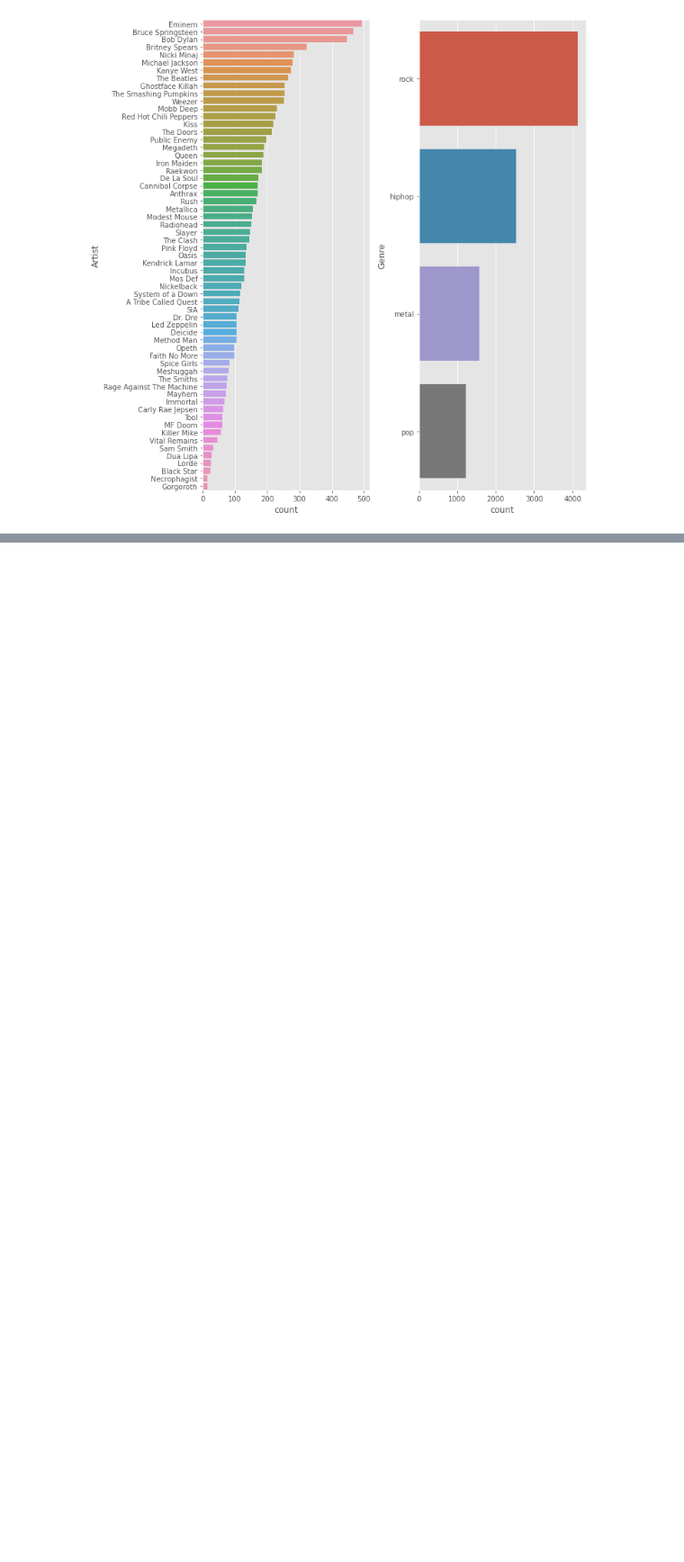
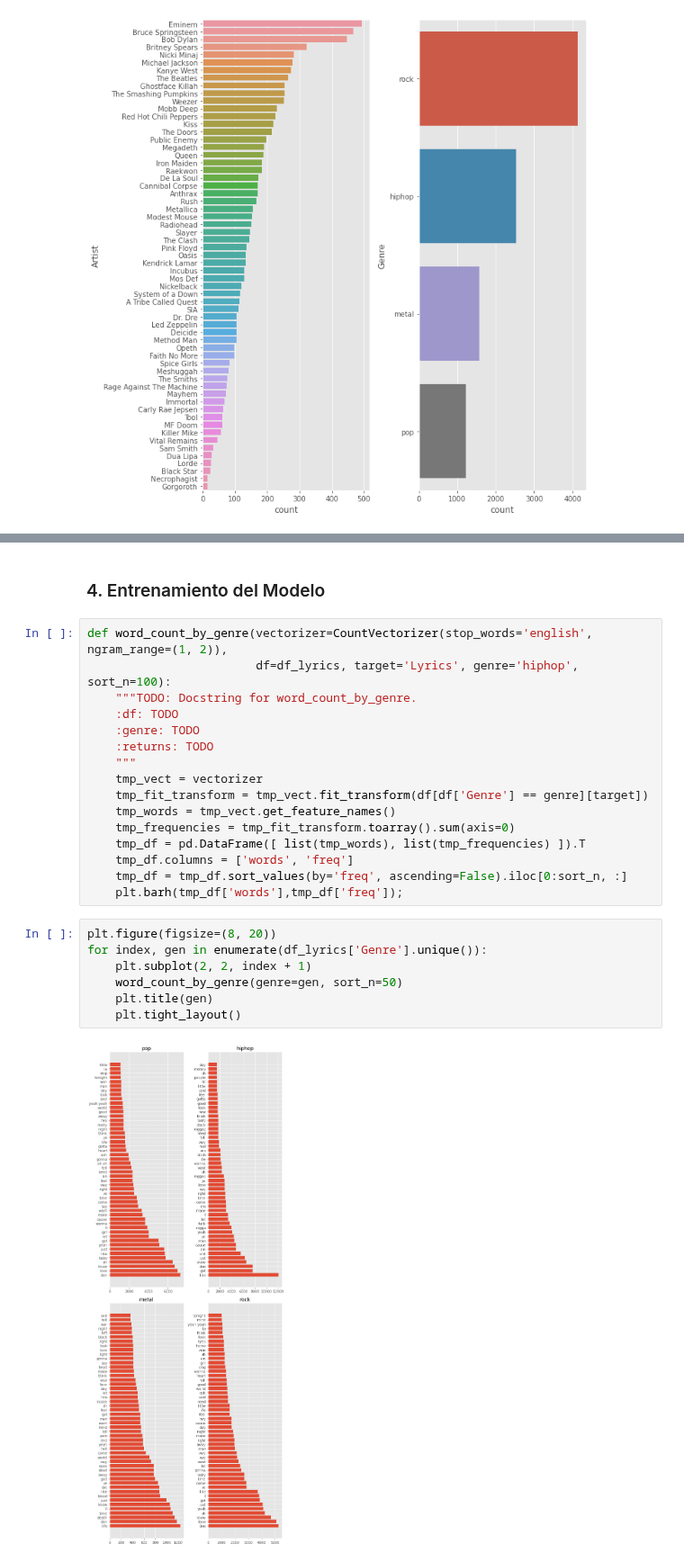
Before and after one commit to antosource/CursoDataScience, a Jupyter notebook: MachineLearning/2/Guiado2.ipynb, the cells around one changed output, grey strips where cells are left out. Shown at 90% size. Saved outputs shown, nothing was run; the diff lists cells and outputs as text; blank space fills up the shorter version.

```diff
--- a/MachineLearning/2/Guiado2.ipynb
+++ b/MachineLearning/2/Guiado2.ipynb
@@ -54,0 +83,27 @@ plt.tight_layout()
+# %% [markdown]
+### 4. Entrenamiento del Modelo
+# %%
+def word_count_by_genre(vectorizer=CountVectorizer(stop_words='english', ngram_range=(1, 2)),
+                        df=df_lyrics, target='Lyrics', genre='hiphop', sort_n=100):
+    """TODO: Docstring for word_count_by_genre.
+    :df: TODO
+    :genre: TODO
+    :returns: TODO
+    """
+    tmp_vect = vectorizer
+    tmp_fit_transform = tmp_vect.fit_transform(df[df['Genre'] == genre][target])
+    tmp_words = tmp_vect.get_feature_names()
+    tmp_frequencies = tmp_fit_transform.toarray().sum(axis=0)
+    tmp_df = pd.DataFrame([ list(tmp_words), list(tmp_frequencies) ]).T
+    tmp_df.columns = ['words', 'freq']
+    tmp_df = tmp_df.sort_values(by='freq', ascending=False).iloc[0:sort_n, :]
+    plt.barh(tmp_df['words'],tmp_df['freq']);
+# %%
+plt.figure(figsize=(8, 20))
+for index, gen in enumerate(df_lyrics['Genre'].unique()):
+    plt.subplot(2, 2, index + 1)
+    word_count_by_genre(genre=gen, sort_n=50)
+    plt.title(gen)
+    plt.tight_layout()
+# %% [output]
+[figure, added]
```
Also changed, not shown: parts of 13 cells of this notebook, 6 other files.
